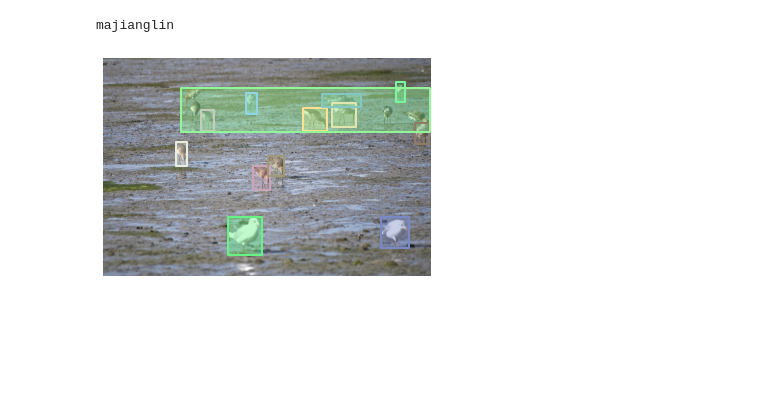
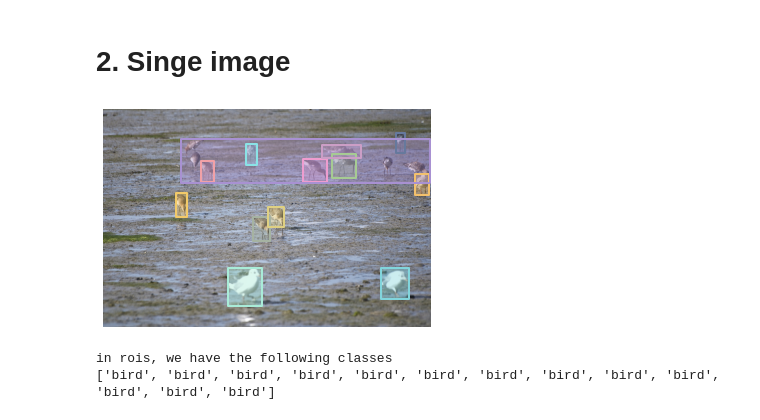
Before and after one commit to ifeelfree/modified_centernet, a Jupyter notebook: CenterNet/my_lib/data/coco/coco_dataset.ipynb, the cells around one changed output. Saved outputs shown, nothing was run; the diff lists cells and outputs as text; code cells hidden in the pictures; blank space fills up the shorter version.

```diff
--- a/CenterNet/my_lib/data/coco/coco_dataset.ipynb
+++ b/CenterNet/my_lib/data/coco/coco_dataset.ipynb
@@ -10,11 +33,16 @@ index created!
+# %% [markdown]
+# 2. Singe image
 # %%
-from my_lib.visualization.image_vis import show_color_image
-
-for index in [400]: #100, 400
+for index in [400]:  # 100, 400
     img, annot = data_set_obj[index]
     box_dict = {}
     box_dict['box'] = annot['box_list']
-    show_color_image(img, **box_dict)
+    show_single_image(img, **box_dict)
+    category_id_list = annot["category_id_list"].tolist()
+    cat_list = data_set_obj.obtain_categories(category_id_list)
+    print('in rois, we have the following classes')
+    print(cat_list)
 # %% [output]
+[figure, new version]
-majianglin
+in rois, we have the following classes
+['bird', 'bird', 'bird', 'bird', 'bird', 'bird', 'bird', 'bird', 'bird', 'bird', 'bird', 'bird', 'bird']
-[figure, old version]
```
Also changed, not shown: parts of 6 cells of this notebook, 49 other files.
